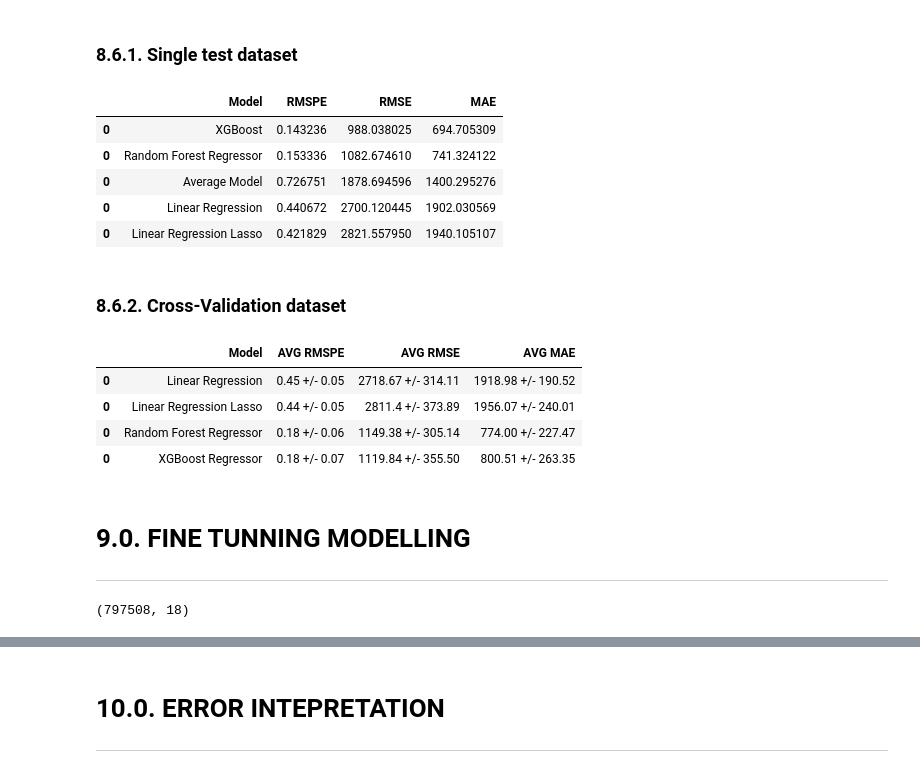
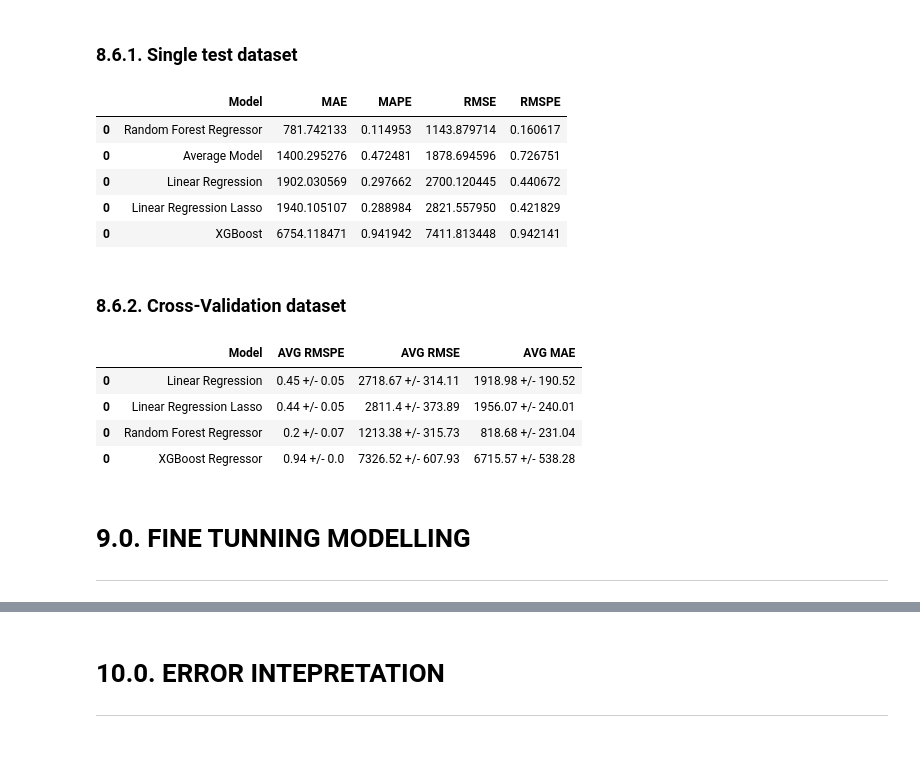
Before and after one commit to Meigarom/Predictive-Analytics, a Jupyter notebook: notebooks/Predictive-Analytics-Rossmann.ipynb, the cells around one changed output, grey strips where cells are left out. Saved outputs shown, nothing was run; the diff lists cells and outputs as text; code cells hidden in the pictures.

```diff
--- a/notebooks/Predictive-Analytics-Rossmann.ipynb
+++ b/notebooks/Predictive-Analytics-Rossmann.ipynb
@@ -1095,6 +1090,6 @@ lr = LinearRegression().fit( X_train_n, y_train_n )
 yhat_lr = lr.predict( X_test_n )
 
 # performance
-lr_results = ml_error( 'Linear Regression', np.expm1( y_test_n ), np.expm1( yhat_lr ) )
-print( lr_results )
+lr_result = ml_error( 'Linear Regression', np.expm1( y_test_n ), np.expm1( yhat_lr ) )
+print( lr_result )
 # %% [output]
@@ -1128,6 +1124,6 @@ lrr = Lasso( alpha=0.01 ).fit( X_train_n, y_train_n )
 yhat_lrr = lrr.predict( X_test_n )
 
 # performance
-lrr_results = ml_error( 'Linear Regression Lasso', np.expm1( y_test_n ), np.expm1( yhat_lrr ) )
-print( lrr_results )
+lrr_result = ml_error( 'Linear Regression Lasso', np.expm1( y_test_n ), np.expm1( yhat_lrr ) )
+print( lrr_result )
 # %% [output]
@@ -1155,12 +1152,12 @@ print( lrr_results_cv )
 ## 8.4. Random Forest Regressor
 # %%
 # model
-rf = RandomForestRegressor( n_estimators=100, n_jobs=-1, random_state=0 ).fit( X_train_n, y_train_n )
+rf = RandomForestRegressor( n_estimators=10, n_jobs=-1, random_state=0 ).fit( X_train_n, y_train_n )
 
 # predictions
 yhat_rf = rf.predict( X_test_n )
 
 # performance
-rf_results = ml_error( 'Random Forest Regressor', np.expm1( y_test_n ), np.expm1( yhat_rf ) )
-print( rf_results )
+rf_result = ml_error( 'Random Forest Regressor', np.expm1( y_test_n ), np.expm1( yhat_rf ) )
+print( rf_result )
 # %% [output]
@@ -1237,0 +1189,10 @@ print( xgboost_results )
+# %%
+# model
+xgb = xgboost.XGBRegressor( objective='reg:squarederror', n_estimators=10, eta=0.03, max_depth=10, subsample=0.9, colsample_bytree=0.7 ).fit( X_train_n, y_train_n )
+
+# predictions
+yhat_xgb = xgb.predict( X_test_n )
+
+# performance
+xgb_result = ml_error( 'XGBoost', np.expm1( y_test_n ), np.expm1( yhat_xgb ) )
+print( xgb_result )
@@ -1271,31 +1225,27 @@ print( xgboost_results_cv )
 ### 8.6.1. Single test dataset
 # %%
 # results
-modelling_results = pd.concat( [baseline_results, lr_results, lrr_results, rf_results, xgboost_results] )
-modelling_results.sort_values( 'MAE' )
+modelling_result = pd.concat( [baseline_result, lr_result, lrr_result, rf_result, xgb_result] )
+modelling_result.sort_values( 'MAE' )
 # %% [output]
-|  | Model | RMSPE | RMSE | MAE |
-| 0 | XGBoost | 0.143236 | 988.038025 | 694.705309 |
-| 0 | Random Forest Regressor | 0.153336 | 1082.674610 | 741.324122 |
-| 0 | Average Model | 0.726751 | 1878.694596 | 1400.295276 |
-| 0 | Linear Regression | 0.440672 | 2700.120445 | 1902.030569 |
-| 0 | Linear Regression Lasso | 0.421829 | 2821.557950 | 1940.105107 |
+|  | Model | MAE | MAPE | RMSE | RMSPE |
+| 0 | Random Forest Regressor | 781.742133 | 0.114953 | 1143.879714 | 0.160617 |
+| 0 | Average Model | 1400.295276 | 0.472481 | 1878.694596 | 0.726751 |
+| 0 | Linear Regression | 1902.030569 | 0.297662 | 2700.120445 | 0.440672 |
+| 0 | Linear Regression Lasso | 1940.105107 | 0.288984 | 2821.557950 | 0.421829 |
+| 0 | XGBoost | 6754.118471 | 0.941942 | 7411.813448 | 0.942141 |
 # %% [markdown]
 ### 8.6.2. Cross-Validation dataset
 # %%
 # cross validation results
-modelling_results_cv = pd.concat( [lr_results_cv, lrr_results_cv, rf_results_cv, xgb_results_cv] )
+modelling_results_cv = pd.concat( [lr_result_cv, lrr_result_cv, rf_result_cv, xgb_result_cv] )
 modelling_results_cv
 # %% [output]
 |  | Model | AVG RMSPE | AVG RMSE | AVG MAE |
 | 0 | Linear Regression | 0.45 +/- 0.05 | 2718.67 +/- 314.11 | 1918.98 +/- 190.52 |
 | 0 | Linear Regression Lasso | 0.44 +/- 0.05 | 2811.4 +/- 373.89 | 1956.07 +/- 240.01 |
-| 0 | Random Forest Regressor | 0.18 +/- 0.06 | 1149.38 +/- 305.14 | 774.00 +/- 227.47 |
-| 0 | XGBoost Regressor | 0.18 +/- 0.07 | 1119.84 +/- 355.50 | 800.51 +/- 263.35 |
+| 0 | Random Forest Regressor | 0.2 +/- 0.07 | 1213.38 +/- 315.73 | 818.68 +/- 231.04 |
+| 0 | XGBoost Regressor | 0.94 +/- 0.0 | 7326.52 +/- 607.93 | 6715.57 +/- 538.28 |
 # %% [markdown]
 # 9.0. FINE TUNNING MODELLING
 ---
-# %%
-X_train_n.shape
-# %% [output]
-(797508, 18)
```
Also changed, not shown: parts of 40 cells of this notebook.
